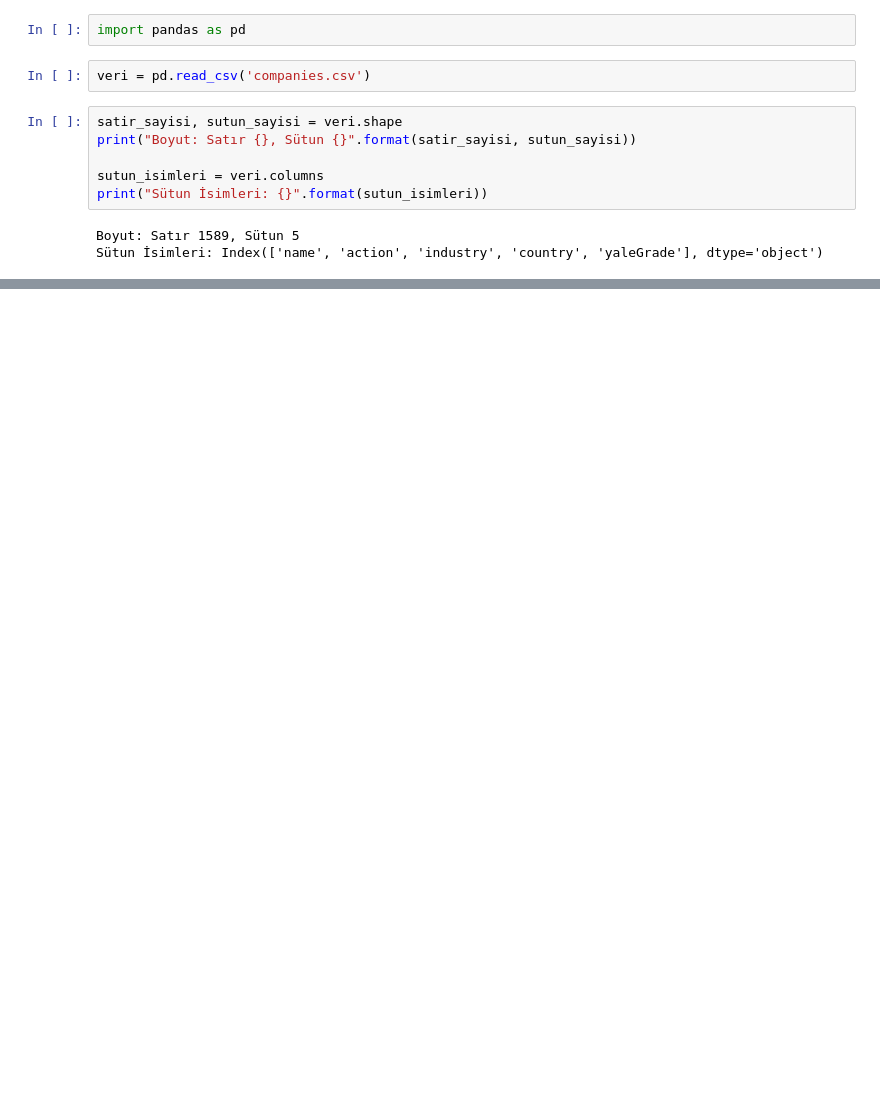
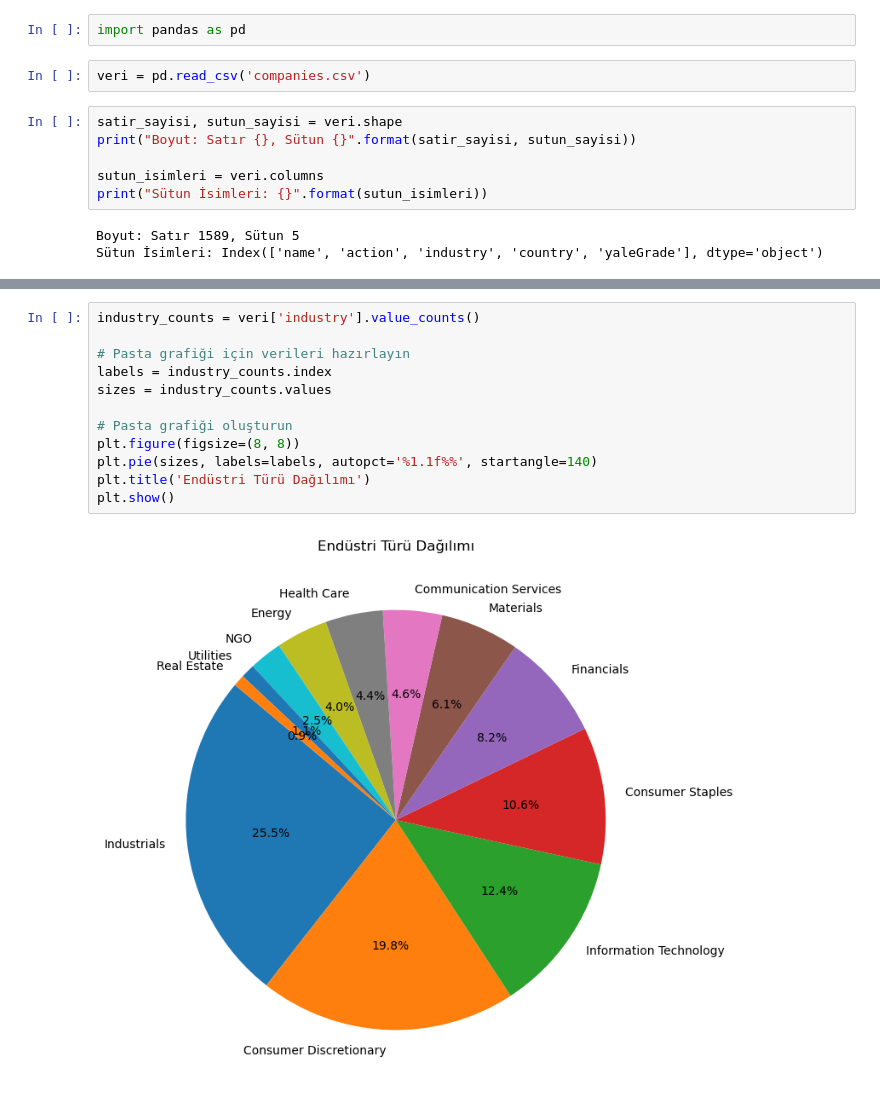
Before and after one commit to meteulken/Kodluyoruz-HiKod_02, a Jupyter notebook: Week6/Final_Project/Untitled.ipynb, the cells around one changed output, grey strips where cells are left out. Drawn from its saved outputs; the diff is of its cells as text; blank space fills up the shorter version.

```diff
--- a/Week6/Final_Project/Untitled.ipynb
+++ b/Week6/Final_Project/Untitled.ipynb
@@ -27,0 +28,14 @@ plt.show()
+# %%
+industry_counts = veri['industry'].value_counts()
+
+# Pasta grafiği için verileri hazırlayın
+labels = industry_counts.index
+sizes = industry_counts.values
+
+# Pasta grafiği oluşturun
+plt.figure(figsize=(8, 8))
+plt.pie(sizes, labels=labels, autopct='%1.1f%%', startangle=140)
+plt.title('Endüstri Türü Dağılımı')
+plt.show()
+# %% [output]
+[figure, added]
```
Also changed, not shown: parts of 18 cells of this notebook.
